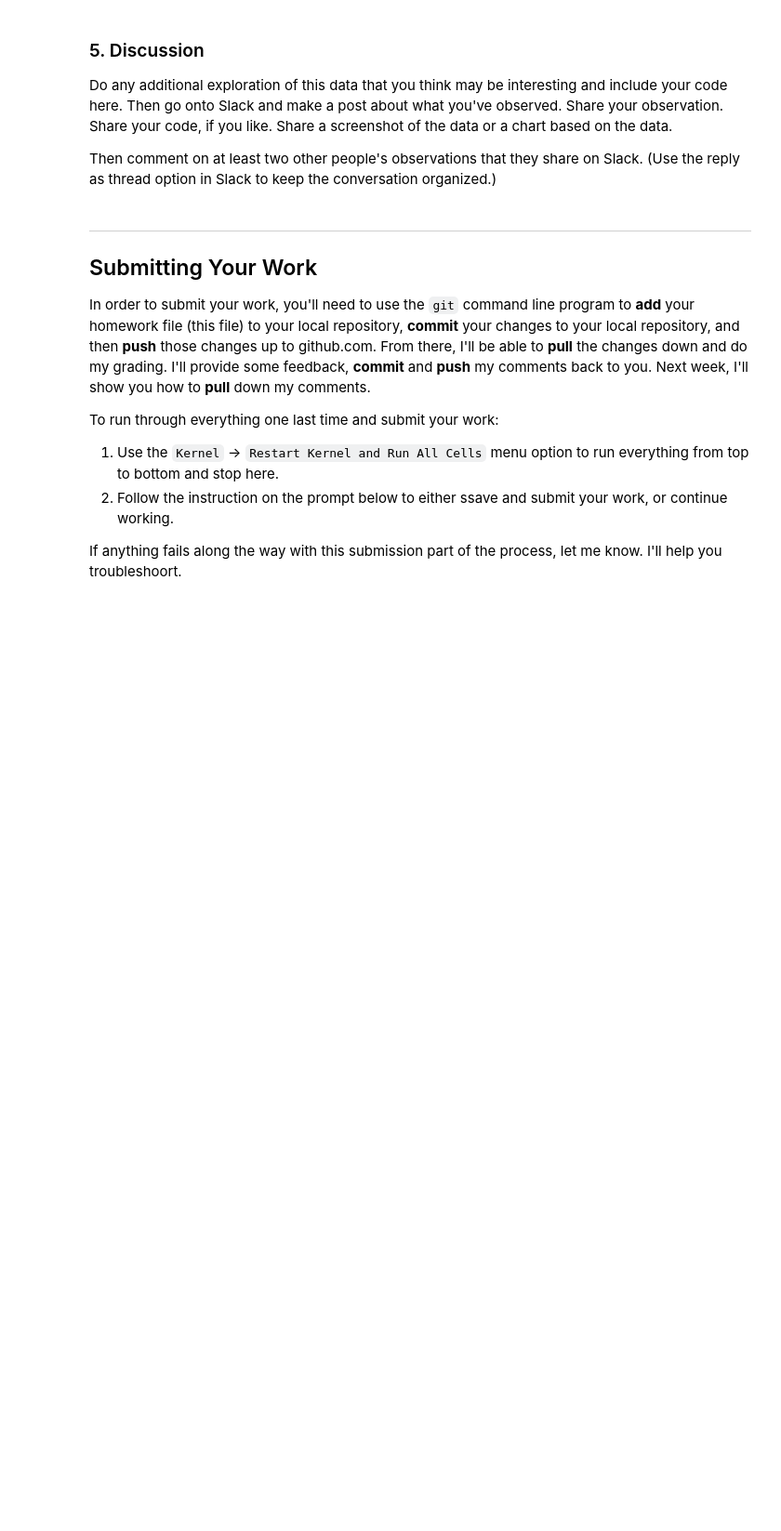
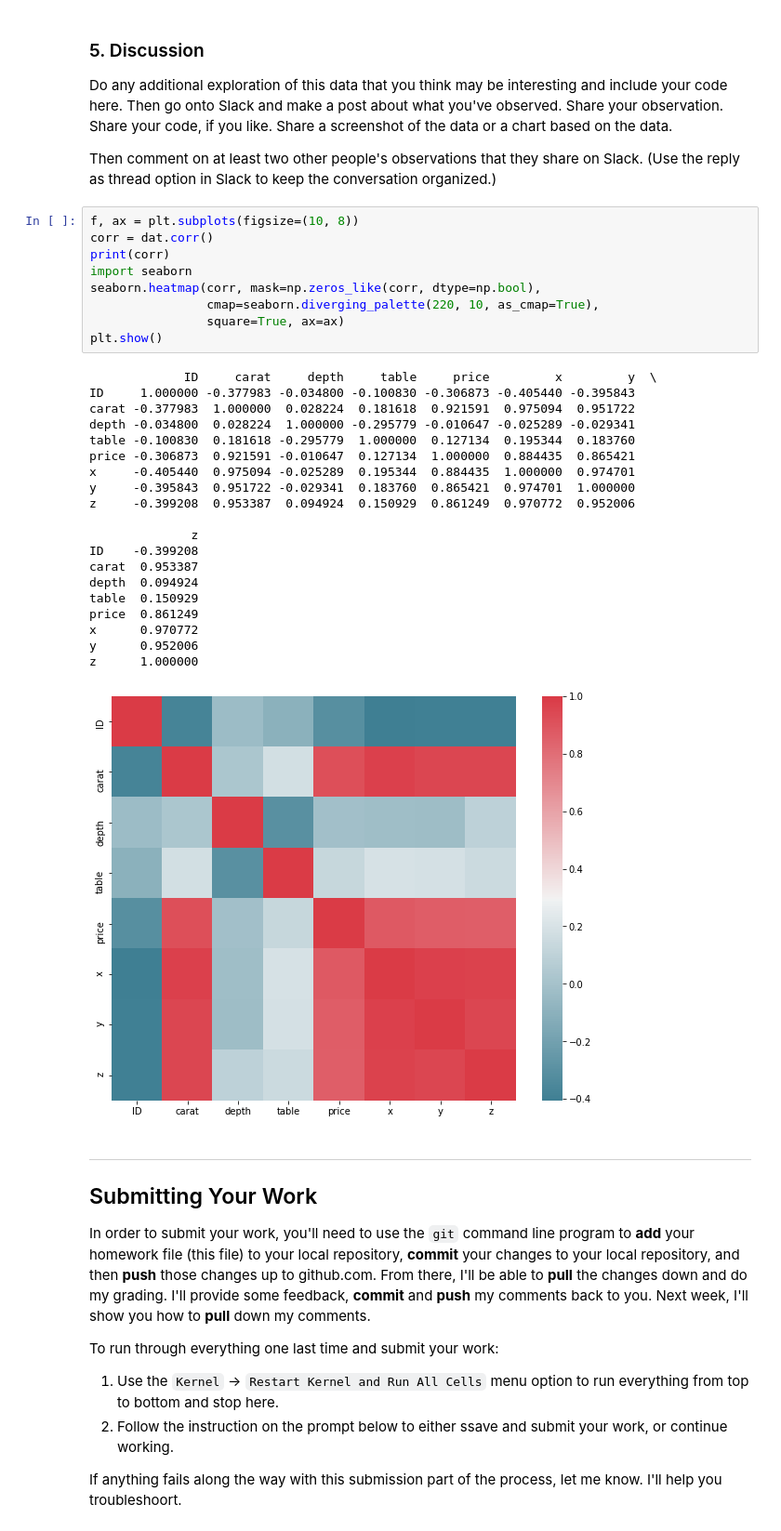
Before and after one commit to huangyislu/hds5210-2022, a Jupyter notebook: week13/week13_assignment_2.ipynb, the cells around one changed output. Shown at 93% size. Drawn from its saved outputs; the diff is of its cells as text; blank space fills up the shorter version.

```diff
--- a/week13/week13_assignment_2.ipynb
+++ b/week13/week13_assignment_2.ipynb
@@ -253,6 +253,36 @@ dat.head()
 Do any additional exploration of this data that you think may be interesting and include your code here.  Then go onto Slack and make a post about what you've observed.  Share your observation.  Share your code, if you like.  Share a screenshot of the data or a chart based on the data.
 
 Then comment on at least two other people's observations that they share on Slack.  (Use the reply as thread option in Slack to keep the conversation organized.)
+# %%
+f, ax = plt.subplots(figsize=(10, 8))
+corr = dat.corr()
+print(corr)
+import seaborn
+seaborn.heatmap(corr, mask=np.zeros_like(corr, dtype=np.bool),
+                cmap=seaborn.diverging_palette(220, 10, as_cmap=True),
+                square=True, ax=ax)
+plt.show()
+# %% [output]
+             ID     carat     depth     table     price         x         y  \
+ID     1.000000 -0.377983 -0.034800 -0.100830 -0.306873 -0.405440 -0.395843
+carat -0.377983  1.000000  0.028224  0.181618  0.921591  0.975094  0.951722
+depth -0.034800  0.028224  1.000000 -0.295779 -0.010647 -0.025289 -0.029341
+table -0.100830  0.181618 -0.295779  1.000000  0.127134  0.195344  0.183760
+price -0.306873  0.921591 -0.010647  0.127134  1.000000  0.884435  0.865421
+x     -0.405440  0.975094 -0.025289  0.195344  0.884435  1.000000  0.974701
+y     -0.395843  0.951722 -0.029341  0.183760  0.865421  0.974701  1.000000
+z     -0.399208  0.953387  0.094924  0.150929  0.861249  0.970772  0.952006
+
+              z
+ID    -0.399208
+carat  0.953387
+depth  0.094924
+table  0.150929
+price  0.861249
+x      0.970772
+y      0.952006
+z      1.000000
+[figure, added]
 # %% [markdown]
 
 
```
Also changed, not shown: parts of 1 cell of this notebook, 1 other file.
